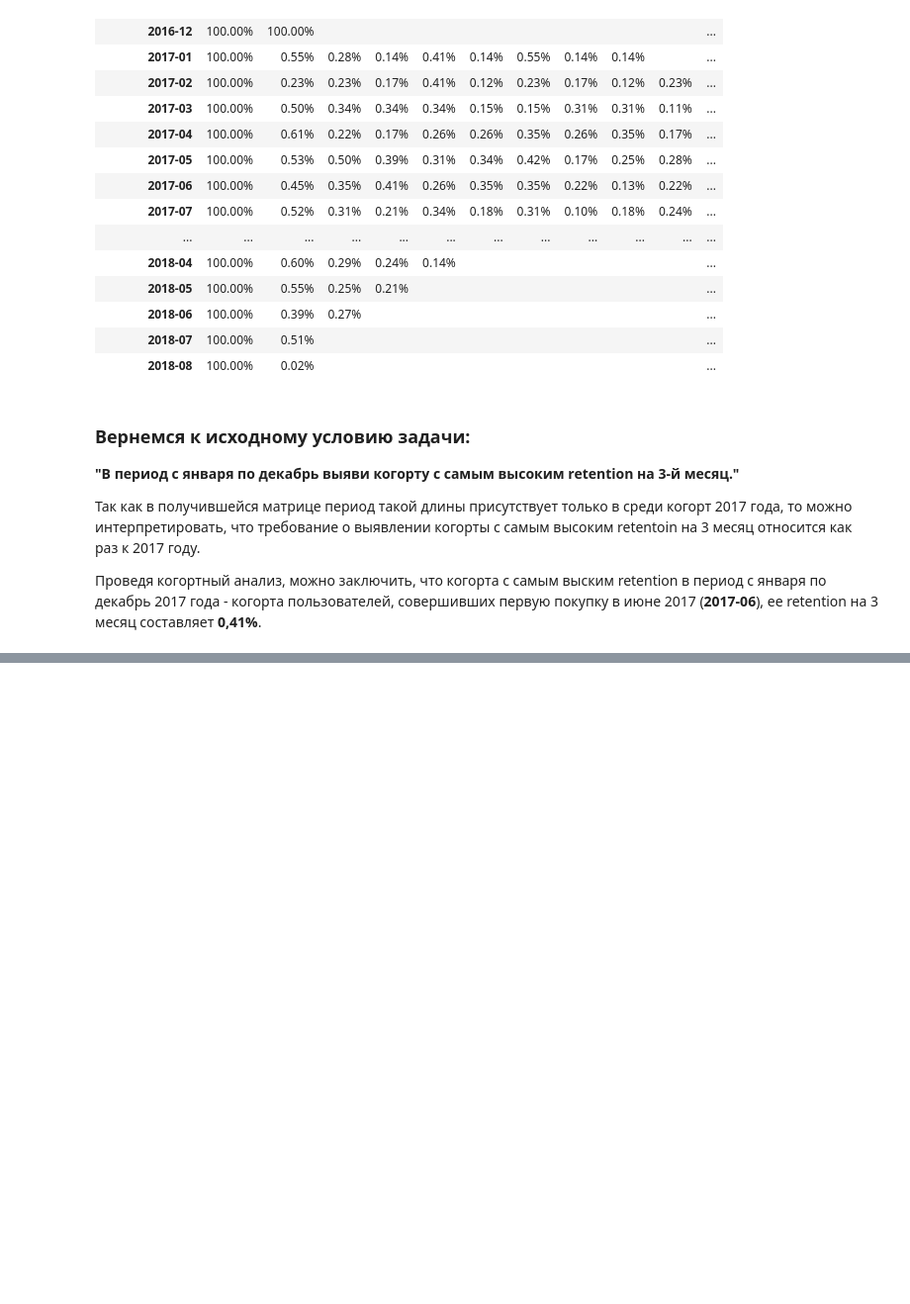
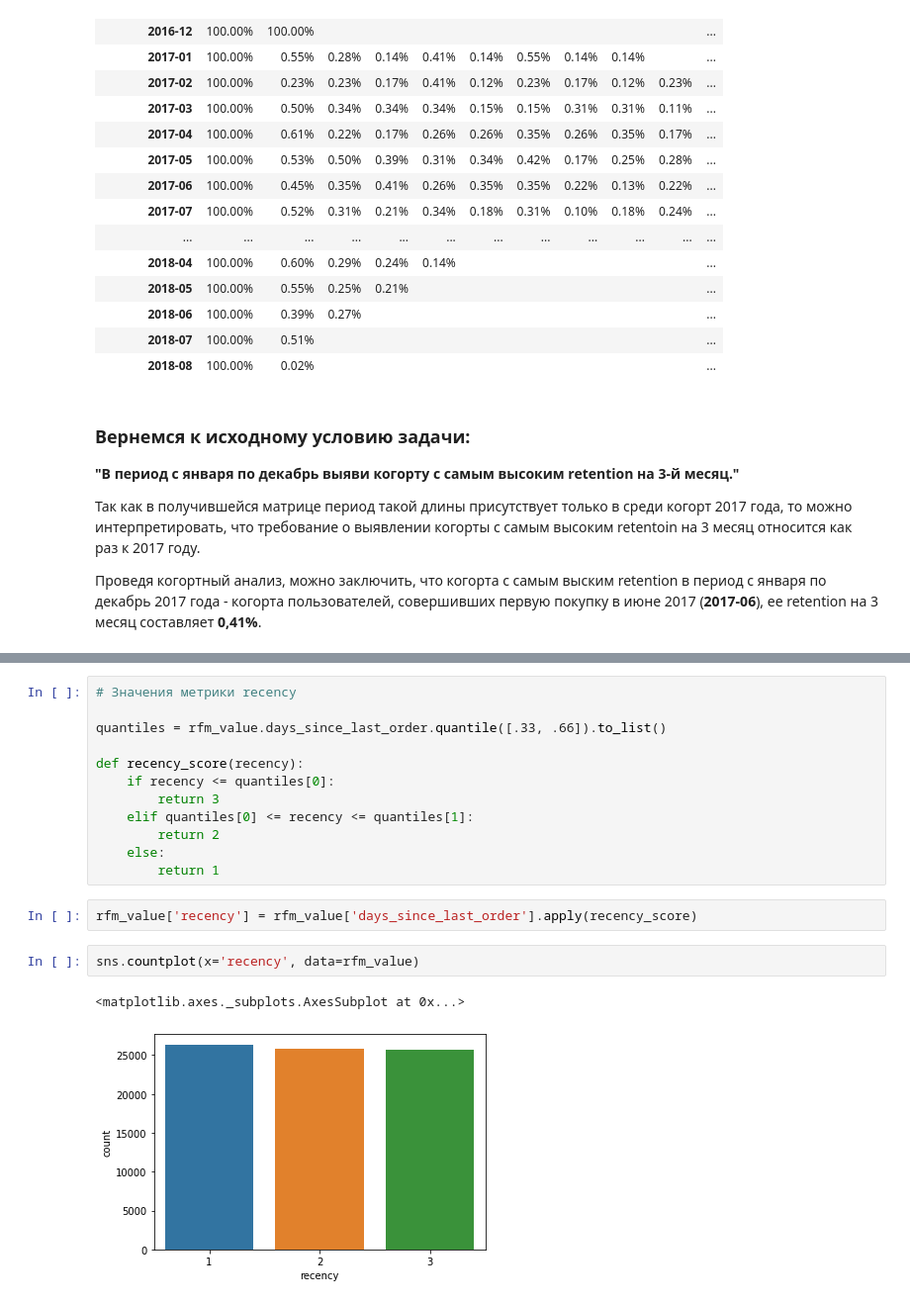
Before and after one commit to denis-abrashkin/e-commerce-analysis, a Jupyter notebook: e-com_project_github.ipynb, the cells around one changed output, grey strips where cells are left out. Shown at 99% size. Drawn from its saved outputs; the diff is of its cells as text; blank space fills up the shorter version.

```diff
--- a/e-com_project_github.ipynb
+++ b/e-com_project_github.ipynb
@@ -685,0 +803,19 @@ User retention by cohort
+# %%
+# Значения метрики recency
+
+quantiles = rfm_value.days_since_last_order.quantile([.33, .66]).to_list()
+
+def recency_score(recency):
+    if recency <= quantiles[0]:
+        return 3
+    elif quantiles[0] <= recency <= quantiles[1]:
+        return 2
+    else:
+        return 1
+# %%
+rfm_value['recency'] = rfm_value['days_since_last_order'].apply(recency_score)
+# %%
+sns.countplot(x='recency', data=rfm_value)
+# %% [output]
+<matplotlib.axes._subplots.AxesSubplot at 0x...>
+[figure, added]
```
Also changed, not shown: parts of 51 cells of this notebook.
